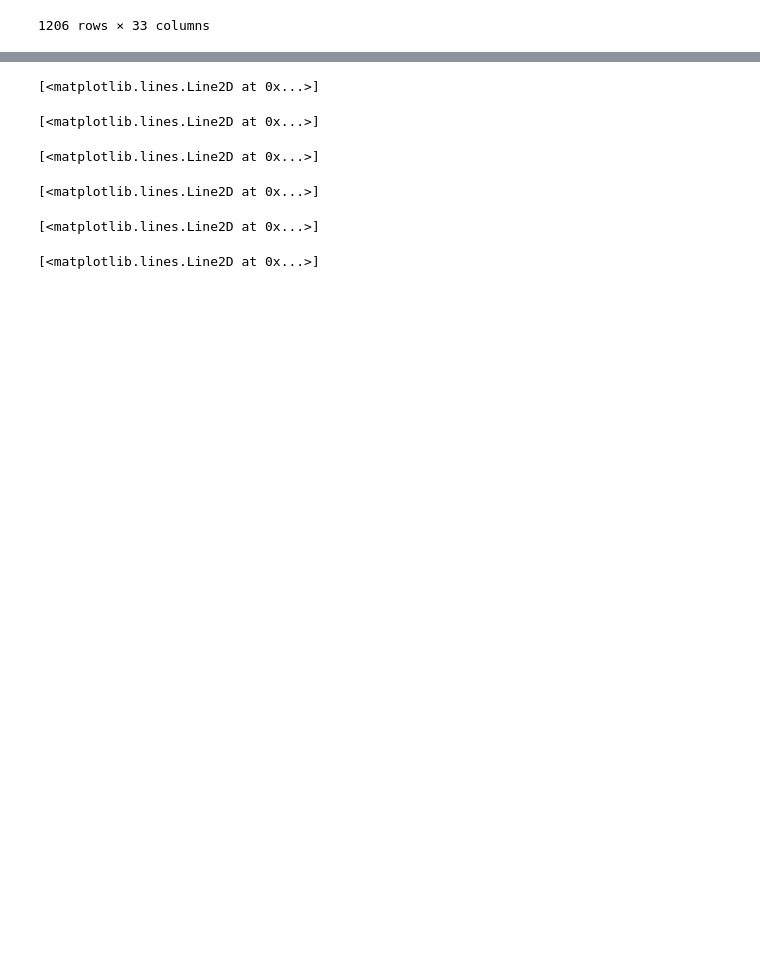
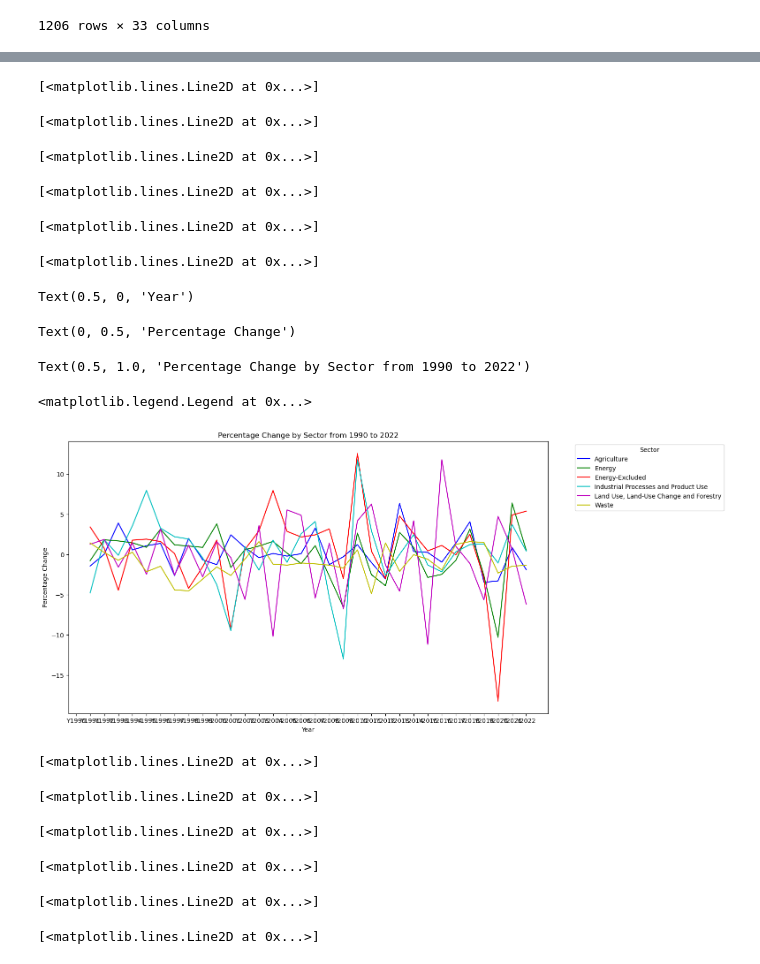
Before and after one commit to matthewchan02/Python_Proj, a Jupyter notebook: state_emission.ipynb, the cells around one changed output, grey strips where cells are left out. Saved outputs shown, nothing was run; the diff lists cells and outputs as text; code cells hidden in the pictures; blank space fills up the shorter version.

Commit message:
add percentage change

```diff
--- a/state_emission.ipynb
+++ b/state_emission.ipynb
@@ -189,3 +189,6 @@ state_sum
 |  | WY | CH4 | 0.210481 | 0.210482 | 0.204270 | 0.194066 | 0.191413 | 0.181261 | 0.179724 | 0.166936 | ... |
 |  |  | N2O | 0.027033 | 0.027539 | 0.027978 | 0.028356 | 0.029271 | 0.029313 | 0.029651 | 0.029426 | ... |
 1206 rows × 33 columns
+# %%
+sector_sum_diff = sector_sum.pct_change(axis='columns') * 100
+sector_sum_diff
@@ -192,3 +205,31 @@ state_sum
+# %%
+# Plotting sector_sum_diff data with 6 lines for each sector
+fig, ax = plt.subplots(figsize=(14, 8))
+
+# Define colors for each sector
+colors = ['b', 'g', 'r', 'c', 'm', 'y']
+
+# Plot each sector
+for (sector), color in zip(sector_sum_diff.index, colors):
+    ax.plot(time, sector_sum_diff.loc[sector], label=f'{sector}', color=color)
+
+ax.set_xlabel('Year')
+ax.set_ylabel('Percentage Change')
+ax.set_title('Percentage Change by Sector from 1990 to 2022')
+ax.legend(title='Sector', bbox_to_anchor=(1.05, 1), loc='upper left')
+plt.show()
+# %% [output]
+[<matplotlib.lines.Line2D at 0x...>]
+[<matplotlib.lines.Line2D at 0x...>]
+[<matplotlib.lines.Line2D at 0x...>]
+[<matplotlib.lines.Line2D at 0x...>]
+[<matplotlib.lines.Line2D at 0x...>]
+[<matplotlib.lines.Line2D at 0x...>]
+Text(0.5, 0, 'Year')
+Text(0, 0.5, 'Percentage Change')
+Text(0.5, 1.0, 'Percentage Change by Sector from 1990 to 2022')
+<matplotlib.legend.Legend at 0x...>
+[figure, added]
 # %%
 
 # Plotting sector_sum data with 6 lines for each sector
```
Also changed, not shown: parts of 1 cell of this notebook.
